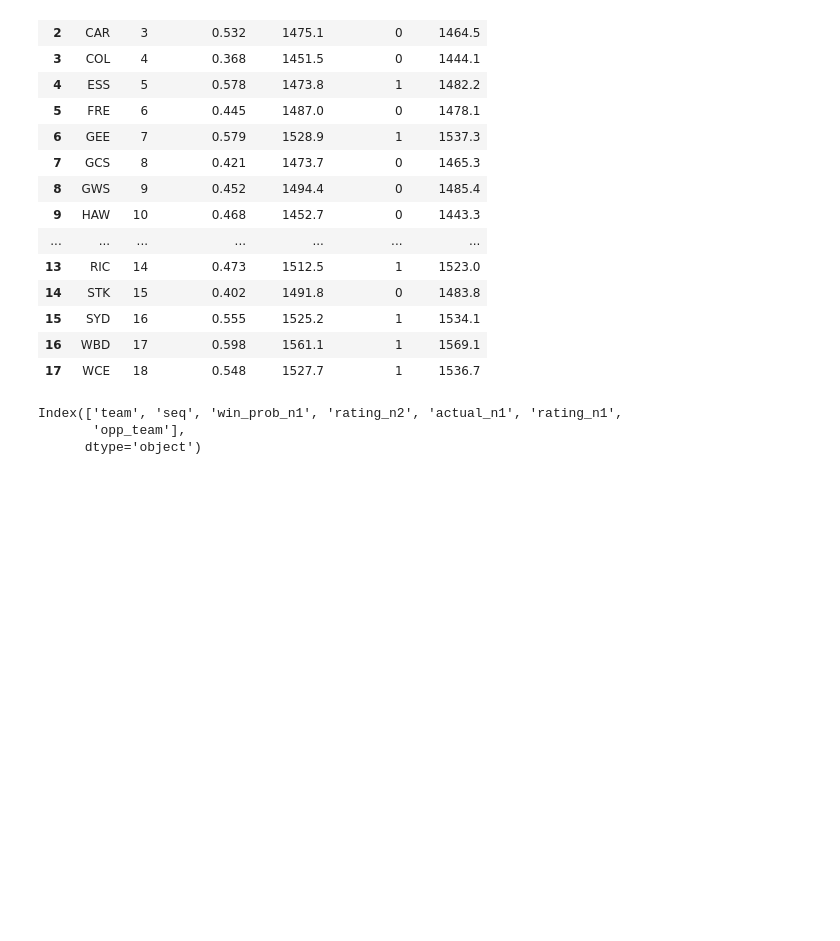
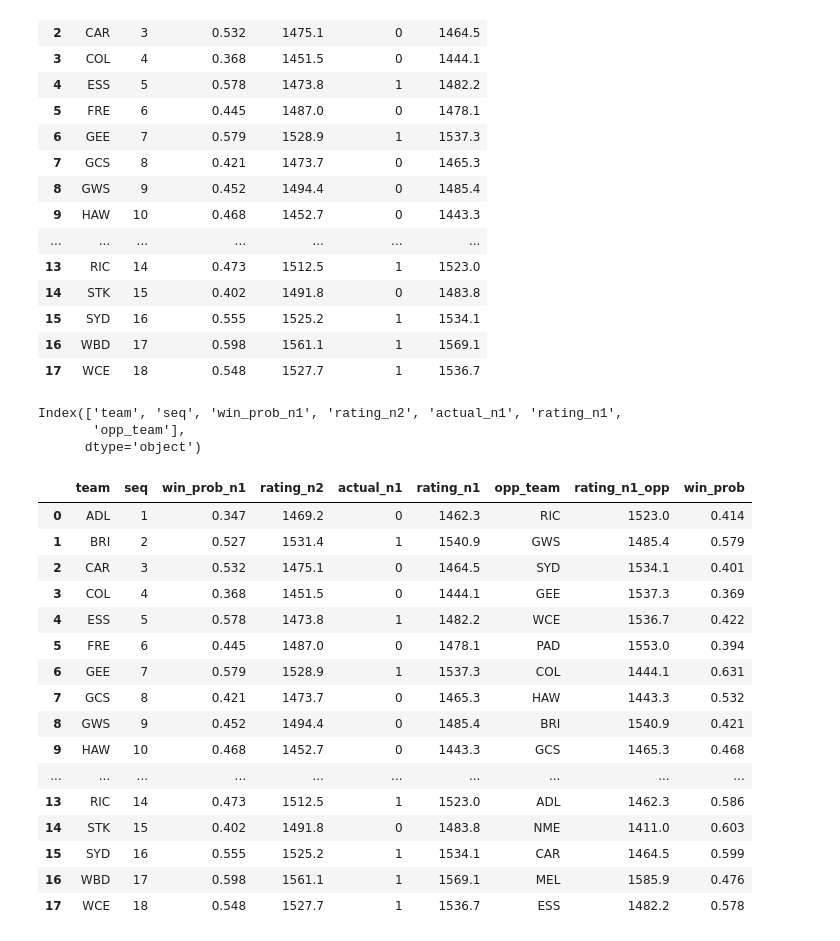
Before and after one commit to stevegabriel1/afl_elo_ratings, a Jupyter notebook: basic_version_20210528.ipynb, the cells around one changed output. Saved outputs shown, nothing was run; the diff lists cells and outputs as text; code cells hidden in the pictures; blank space fills up the shorter version.

```diff
--- a/basic_version_20210528.ipynb
+++ b/basic_version_20210528.ipynb
@@ -1469,3 +1469,34 @@ contests.columns
 Index(['team', 'seq', 'win_prob_n1', 'rating_n2', 'actual_n1', 'rating_n1',
        'opp_team'],
       dtype='object')
+# %%
+# create seperate lookup table which is a subset of contests:
+lookup_vals = contests[['team','rating_n1']]
+lookup_vals.columns = ['opp_team','rating_n1_opp']
+# %%
+joined = pd.merge(contests,
+                      lookup_vals,
+                      on ='opp_team',
+                      how ='left')
+# %%
+## Now the formula for win probability can be applied row by row:
+joined['win_prob'] = round(1/(1 + (10**((joined['rating_n1_opp'] - joined['rating_n1'])/400))), ndigits = 3)
+joined
+# %% [output]
+|  | team | seq | win_prob_n1 | rating_n2 | actual_n1 | rating_n1 | opp_team | rating_n1_opp | win_prob |
+| 0 | ADL | 1 | 0.347 | 1469.2 | 0 | 1462.3 | RIC | 1523.0 | 0.414 |
+| 1 | BRI | 2 | 0.527 | 1531.4 | 1 | 1540.9 | GWS | 1485.4 | 0.579 |
+| 2 | CAR | 3 | 0.532 | 1475.1 | 0 | 1464.5 | SYD | 1534.1 | 0.401 |
+| 3 | COL | 4 | 0.368 | 1451.5 | 0 | 1444.1 | GEE | 1537.3 | 0.369 |
+| 4 | ESS | 5 | 0.578 | 1473.8 | 1 | 1482.2 | WCE | 1536.7 | 0.422 |
+| 5 | FRE | 6 | 0.445 | 1487.0 | 0 | 1478.1 | PAD | 1553.0 | 0.394 |
+| 6 | GEE | 7 | 0.579 | 1528.9 | 1 | 1537.3 | COL | 1444.1 | 0.631 |
+| 7 | GCS | 8 | 0.421 | 1473.7 | 0 | 1465.3 | HAW | 1443.3 | 0.532 |
+| 8 | GWS | 9 | 0.452 | 1494.4 | 0 | 1485.4 | BRI | 1540.9 | 0.421 |
+| 9 | HAW | 10 | 0.468 | 1452.7 | 0 | 1443.3 | GCS | 1465.3 | 0.468 |
+| ... | ... | ... | ... | ... | ... | ... | ... | ... | ... |
+| 13 | RIC | 14 | 0.473 | 1512.5 | 1 | 1523.0 | ADL | 1462.3 | 0.586 |
+| 14 | STK | 15 | 0.402 | 1491.8 | 0 | 1483.8 | NME | 1411.0 | 0.603 |
+| 15 | SYD | 16 | 0.555 | 1525.2 | 1 | 1534.1 | CAR | 1464.5 | 0.599 |
+| 16 | WBD | 17 | 0.598 | 1561.1 | 1 | 1569.1 | MEL | 1585.9 | 0.476 |
+| 17 | WCE | 18 | 0.548 | 1527.7 | 1 | 1536.7 | ESS | 1482.2 | 0.578 |
```
Also changed, not shown: parts of 1 cell of this notebook.
